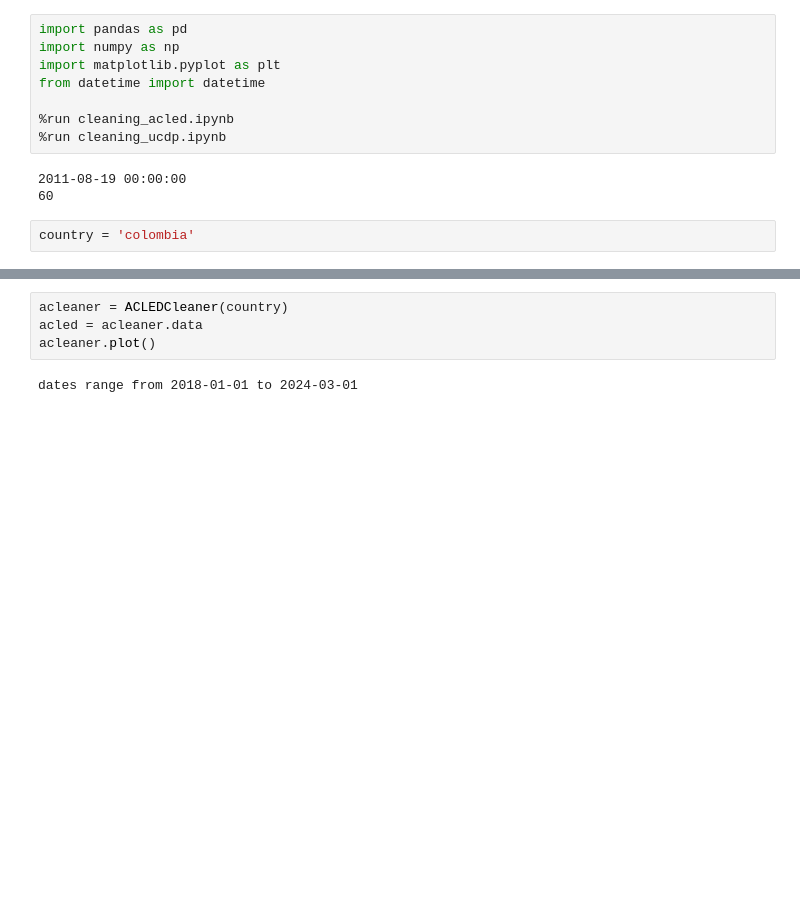
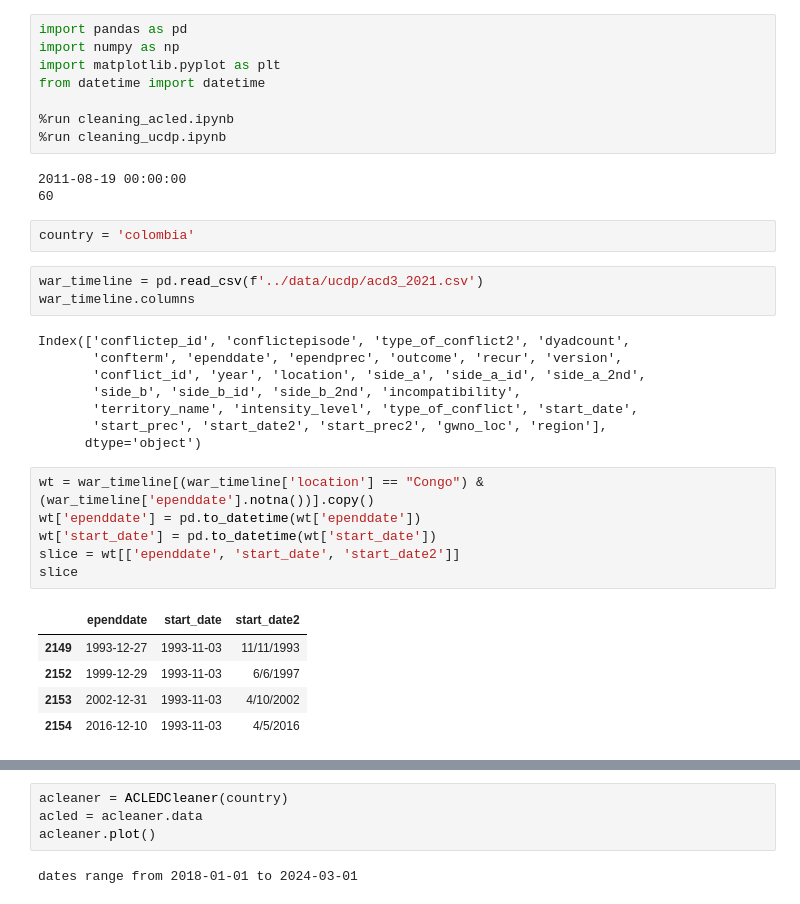
Before and after one commit to kaylanhua/conflicts, a Jupyter notebook: eda/compare.ipynb, the cells around one changed output, grey strips where cells are left out. Cells and saved outputs as stored; diff of their text form; blank space fills up the shorter version.

```diff
--- a/eda/compare.ipynb
+++ b/eda/compare.ipynb
@@ -11,6 +11,29 @@ from datetime import datetime
 60
 # %%
 country = 'colombia'
+# %%
+war_timeline = pd.read_csv(f'../data/ucdp/acd3_2021.csv')
+war_timeline.columns
+# %% [output]
+Index(['conflictep_id', 'conflictepisode', 'type_of_conflict2', 'dyadcount',
+       'confterm', 'ependdate', 'ependprec', 'outcome', 'recur', 'version',
+       'conflict_id', 'year', 'location', 'side_a', 'side_a_id', 'side_a_2nd',
+       'side_b', 'side_b_id', 'side_b_2nd', 'incompatibility',
+       'territory_name', 'intensity_level', 'type_of_conflict', 'start_date',
+       'start_prec', 'start_date2', 'start_prec2', 'gwno_loc', 'region'],
+      dtype='object')
+# %%
+wt = war_timeline[(war_timeline['location'] == "Congo") & (war_timeline['ependdate'].notna())].copy()
+wt['ependdate'] = pd.to_datetime(wt['ependdate'])
+wt['start_date'] = pd.to_datetime(wt['start_date'])
+slice = wt[['ependdate', 'start_date', 'start_date2']]
+slice
+# %% [output]
+|  | ependdate | start_date | start_date2 |
+| 2149 | 1993-12-27 | 1993-11-03 | 11/11/1993 |
+| 2152 | 1999-12-29 | 1993-11-03 | 6/6/1997 |
+| 2153 | 2002-12-31 | 1993-11-03 | 4/10/2002 |
+| 2154 | 2016-12-10 | 1993-11-03 | 4/5/2016 |
 # %%
 ucleaner = UCDPCleaner(country)
 
```
Also changed, not shown: parts of 2 cells of this notebook, 25 other files.
